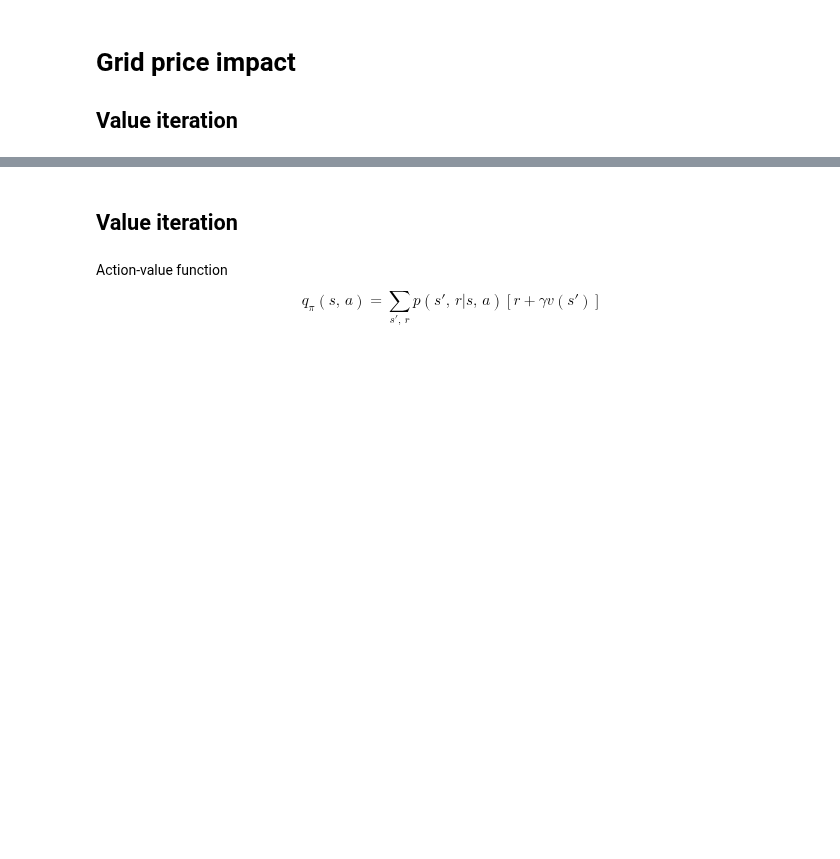
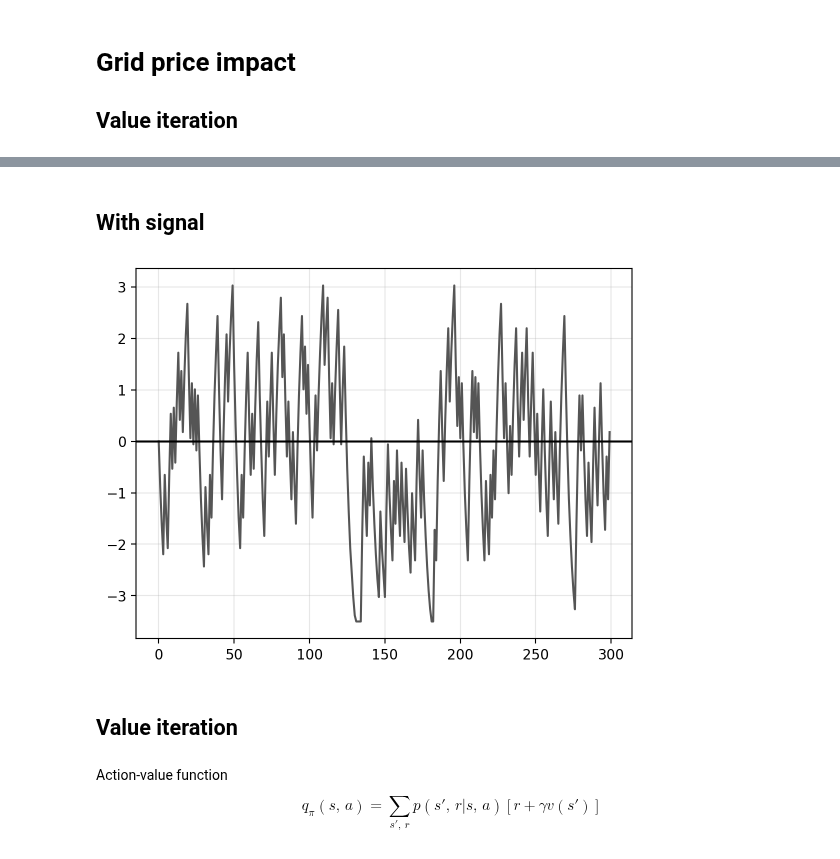
Before and after one commit to sapienzaio/online-ml-finance, a Jupyter notebook: 06-reinforcement-learning/price-impact-signal.ipynb, the cells around one changed output, grey strips where cells are left out. Saved outputs shown, nothing was run; the diff lists cells and outputs as text; code cells hidden in the pictures; blank space fills up the shorter version.

```diff
--- a/06-reinforcement-learning/price-impact-signal.ipynb
+++ b/06-reinforcement-learning/price-impact-signal.ipynb
@@ -169,3 +171,11 @@ plt.tight_layout()
+# %% [markdown]
+## With signal
+# %%
+plt.plot(signal, c="#555555")
+plt.axhline(y=0, c="black")
+plt.grid(alpha=0.3)
+# %% [output]
+[figure, added]
 # %% [markdown]
 ## Value iteration
 # %% [markdown]
```
Also changed, not shown: parts of 12 cells of this notebook.
